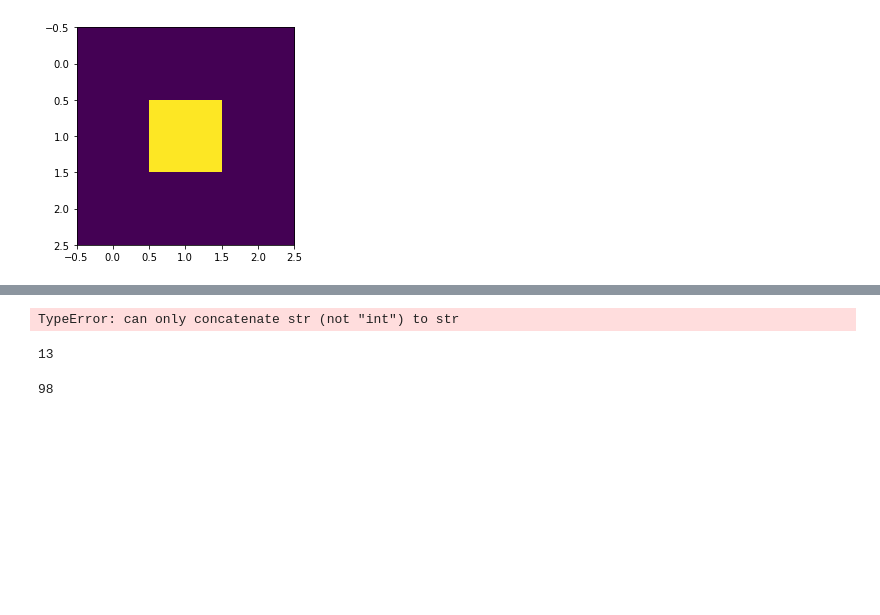
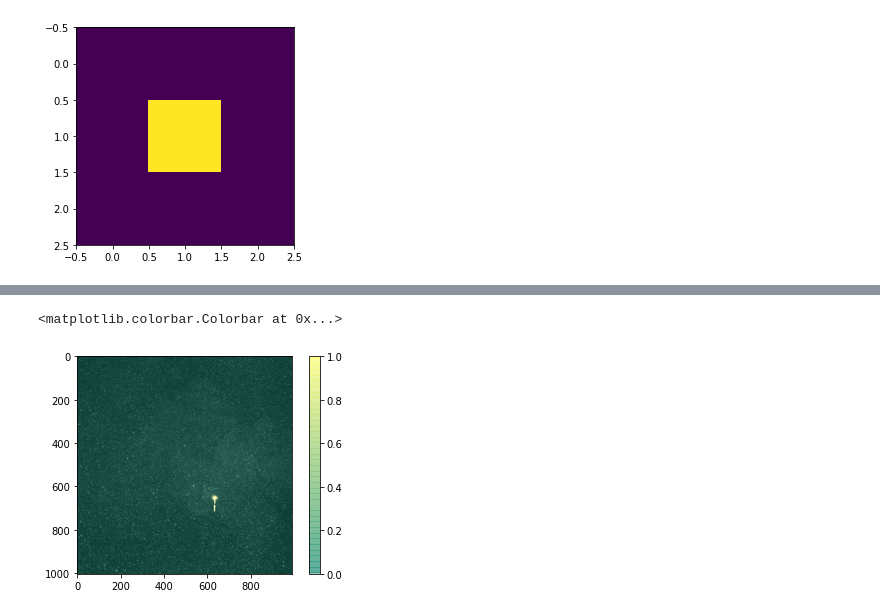
Before and after one commit to 20edo/PIV, a Jupyter notebook: Notebooks/Flash_removal.ipynb, the cells around one changed output, grey strips where cells are left out. Drawn from its saved outputs; the diff is of its cells as text; code cells hidden in the pictures; blank space fills up the shorter version.

```diff
--- a/Notebooks/Flash_removal.ipynb
+++ b/Notebooks/Flash_removal.ipynb
@@ -187,12 +193,11 @@ print(pippo)
-# %%
-image_number + ord('a')
-# %% [output]
-TypeError: can only concatenate str (not "int") to str
-# %%
-int(image_number)
-# %% [output]
-13
-# %%
-ord('b')
-# %% [output]
-98
+# %%
+%run -i '/home/edo20/PIV/Scripts/flash_mask'
+image_number = '013'
+frame_a  = tools.imread( folder + '/Images/A' + image_number + 'a.tif' )
+mask,_ = flash_mask(frame_a)
+plt.imshow(frame_a, cmap=plt.cm.gray)
+plt.imshow(mask, alpha = 0.4, cmap = plt.cm.summer)
+plt.colorbar()
+# %% [output]
+<matplotlib.colorbar.Colorbar at 0x...>
+[figure, added]
```
Also changed, not shown: parts of 10 cells of this notebook, 1 other file.
